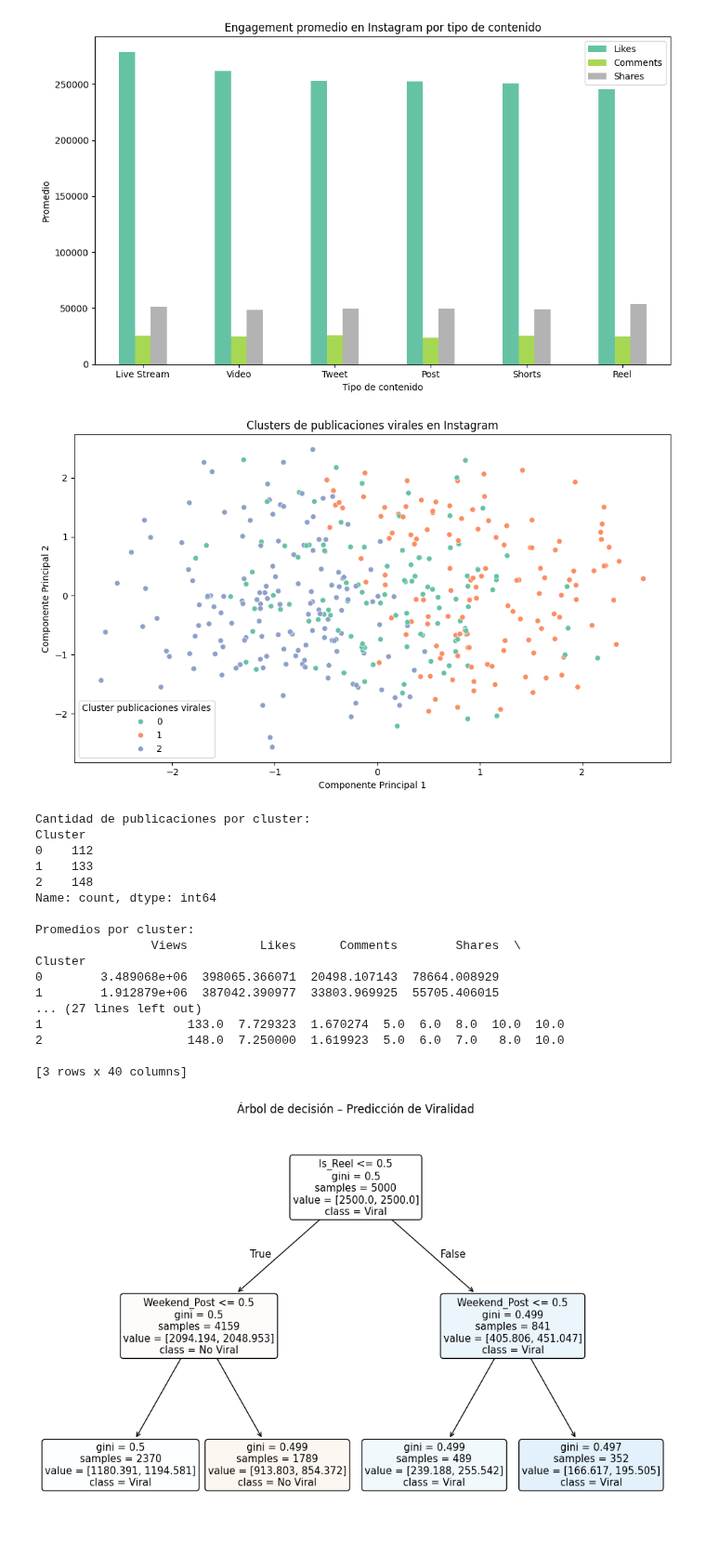
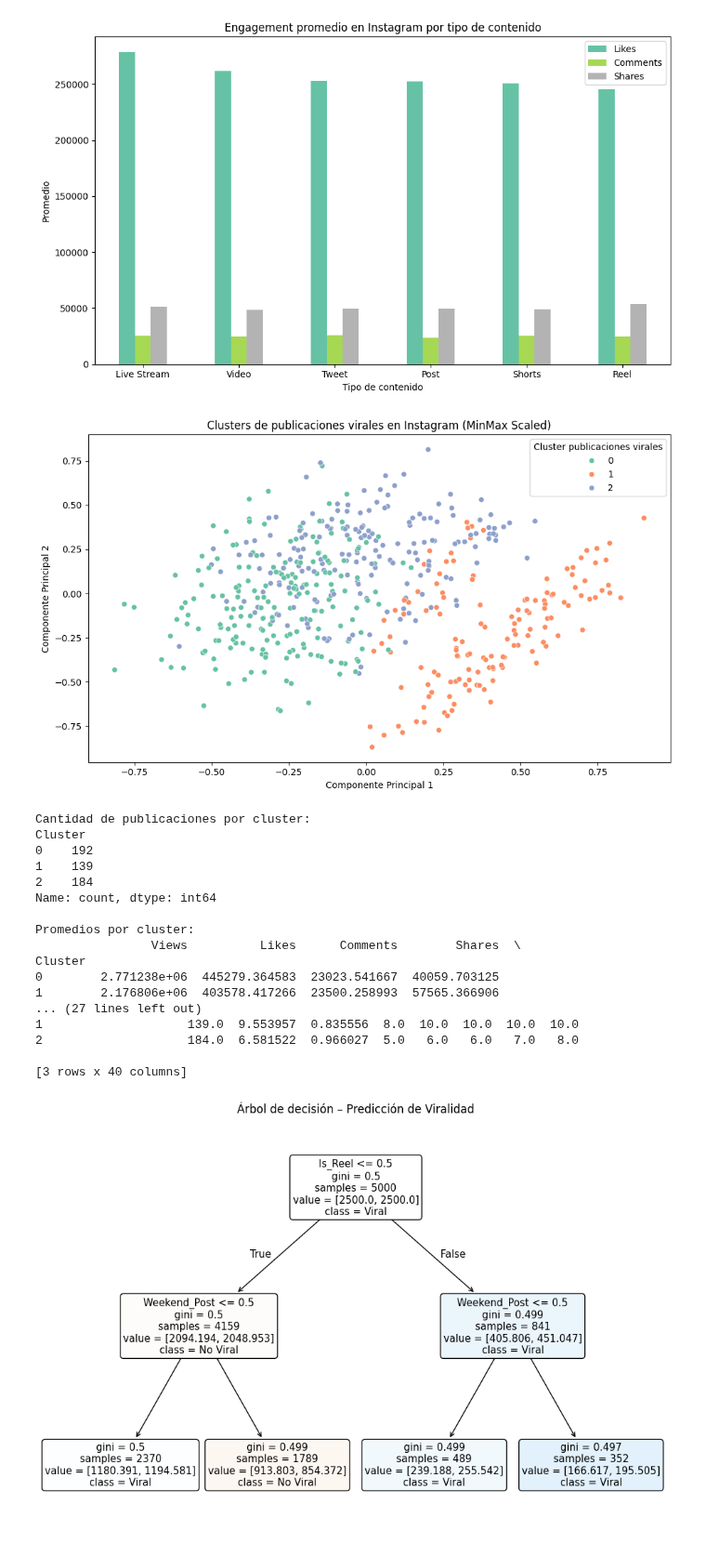
Before and after one commit to lbagnus/Data_ViraPosts, a Jupyter notebook: cienciaDeDatos.ipynb, the cells around one changed output. Shown at 93% size. Saved outputs shown, nothing was run; the diff lists cells and outputs as text; code cells hidden in the pictures.

```diff
--- a/cienciaDeDatos.ipynb
+++ b/cienciaDeDatos.ipynb
@@ -308,7 +303,7 @@ Reel          245219.0   24737.0  53555.0
 [figure]
 # %%
 from sklearn.cluster import KMeans
-from sklearn.preprocessing import StandardScaler
+from sklearn.preprocessing import MinMaxScaler
 from sklearn.decomposition import PCA
 import matplotlib.pyplot as plt
 import seaborn as sns
@@ -318,51 +313,49 @@ import numpy as np
 # Filtrar: solo posteos virales en Instagram
 df_viral_ig = df[(df['Platform'] == 'Instagram') & (df['Viral'] == 1)].copy()
 
-
+# Calcular longitud promedio de los hashtags
 df_viral_ig['Avg_Hashtag_Length'] = df_viral_ig['Hashtag'].apply(
     lambda x: np.mean([len(tag.strip()) for tag in str(x).split(',')]) if pd.notnull(x) and x != '' else 0
 )
 
+# Extraer el día de la semana
 df_viral_ig['Weekday'] = df_viral_ig['Post_Date'].dt.day_name()
 
-# Seleccionar variables para el clustering
-features = features = ["Views", "Likes", "Comments", "Shares", "Avg_Hashtag_Length"]
-df_cluster = df_viral_ig[features].copy()
+# Variables para clustering
+features = ["Views", "Likes", "Comments", "Shares", "Avg_Hashtag_Length"]
+X = df_viral_ig[features].copy()
 
-# One-hot encoding para variables categóricas
-X = df_cluster[features]
-
-# Escalar variables
-scaler = StandardScaler()
+# Escalar con MinMaxScaler
+scaler = MinMaxScaler()
 X_scaled = scaler.fit_transform(X)
 
-# Aplicar KMeans
+# KMeans clustering
 k = 3
 kmeans = KMeans(n_clusters=k, random_state=42)
 df_viral_ig['Cluster'] = kmeans.fit_predict(X_scaled)
 
-# Reducir a 2D para visualizar
+# PCA para reducir a 2D
 pca = PCA(n_components=2)
 X_pca = pca.fit_transform(X_scaled)
 df_viral_ig['PCA1'] = X_pca[:, 0]
 df_viral_ig['PCA2'] = X_pca[:, 1]
 
-# Gráfico
+# Visualización
 plt.figure(figsize=(10, 6))
 sns.scatterplot(
     data=df_viral_ig,
     x='PCA1', y='PCA2',
     hue='Cluster',
     palette='Set2'
 )
-plt.title("Clusters de publicaciones virales en Instagram")
+plt.title("Clusters de publicaciones virales en Instagram (MinMax Scaled)")
 plt.xlabel("Componente Principal 1")
 plt.ylabel("Componente Principal 2")
 plt.legend(title='Cluster publicaciones virales')
 plt.tight_layout()
 plt.show()
 # %% [output]
-[figure, old version]
+[figure, new version]
 # %%
 # Análisis descriptivo por cluster
 
@@ -383,19 +376,19 @@ print(cluster_stats)
 # %% [output]
 Cantidad de publicaciones por cluster:
 Cluster
-0    112
-1    133
-2    148
+0    192
+1    139
+2    184
 Name: count, dtype: int64
 
 Promedios por cluster:
                 Views          Likes      Comments        Shares  \
 Cluster
-0        3.489068e+06  398065.366071  20498.107143  78664.008929
-1        1.912879e+06  387042.390977  33803.969925  55705.406015
+0        2.771238e+06  445279.364583  23023.541667  40059.703125
+1        2.176806e+06  403578.417266  23500.258993  57565.366906
 ... (27 lines left out)
-1                    133.0  7.729323  1.670274  5.0  6.0  8.0  10.0  10.0
-2                    148.0  7.250000  1.619923  5.0  6.0  7.0   8.0  10.0
+1                    139.0  9.553957  0.835556  8.0  10.0  10.0  10.0  10.0
+2                    184.0  6.581522  0.966027  5.0   6.0   6.0   7.0   8.0
 
 [3 rows x 40 columns]
 # %%
```
Also changed, not shown: parts of 2 cells of this notebook.
